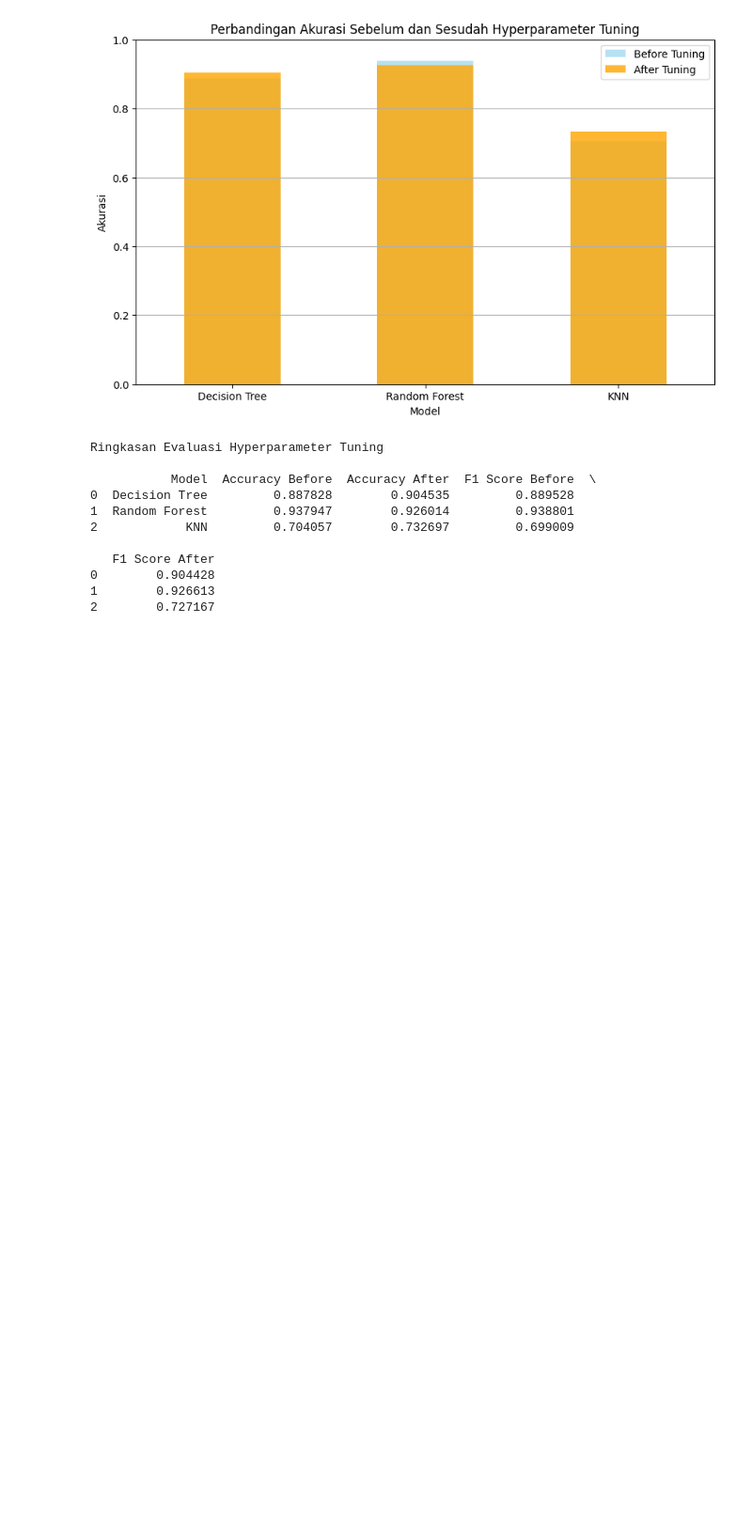
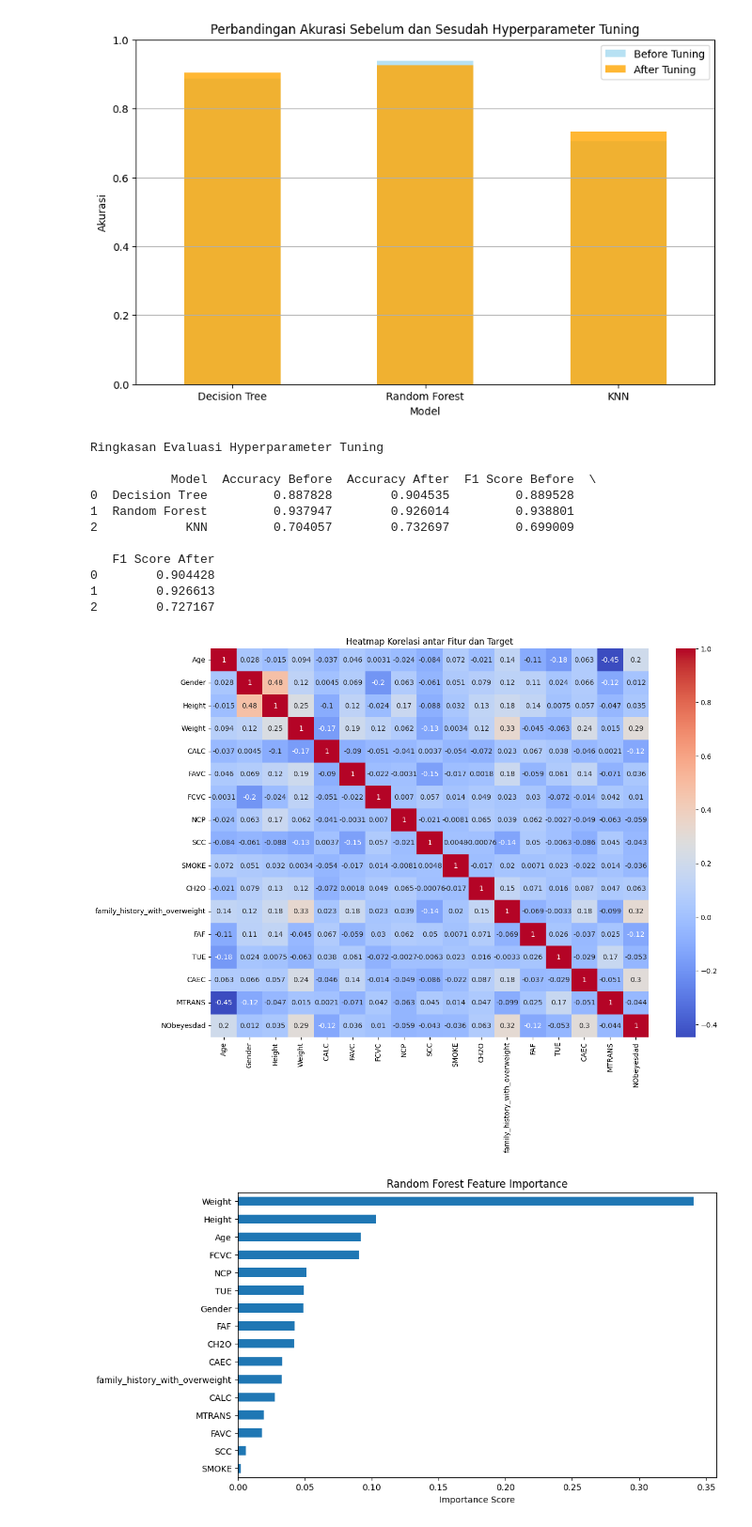
Before and after one commit to LEV9111/uasbengkod, a Jupyter notebook: UASbengkod.ipynb, the cells around one changed output. Shown at 94% size. Cells and saved outputs as stored; diff of their text form; code cells hidden in the pictures; blank space fills up the shorter version.

```diff
--- a/UASbengkod.ipynb
+++ b/UASbengkod.ipynb
@@ -654,3 +659,46 @@ Ringkasan Evaluasi Hyperparameter Tuning
 0        0.904428
 1        0.926613
 2        0.727167
+# %%
+import pandas as pd
+import numpy as np
+import seaborn as sns
+import matplotlib.pyplot as plt
+from sklearn.ensemble import RandomForestClassifier
+from sklearn.feature_selection import SelectKBest, f_classif
+from sklearn.preprocessing import LabelEncoder, StandardScaler
+
+# Salin dataframe agar tidak merusak yang asli
+df_corr = df.copy()
+
+# Encode kolom target menjadi angka
+df_corr['NObeyesdad'] = LabelEncoder().fit_transform(df_corr['NObeyesdad'])
+
+# Hitung korelasi dan tampilkan heatmap
+plt.figure(figsize=(14,10))
+corr = df_corr.corr()
+sns.heatmap(corr, annot=True, cmap='coolwarm')
+plt.title("Heatmap Korelasi antar Fitur dan Target")
+plt.show()
+
+# Pisahkan fitur dan target
+X = df.drop("NObeyesdad", axis=1)
+y = df["NObeyesdad"]
+
+# Hitung feature importance dengan Random Forest
+rf = RandomForestClassifier(random_state=42)
+rf.fit(X, y)
+
+importances = pd.Series(rf.feature_importances_, index=X.columns)
+importances = importances.sort_values(ascending=False)
+
+# Visualisasi feature importance
+plt.figure(figsize=(10,6))
+importances.plot(kind='barh')
+plt.title("Random Forest Feature Importance")
+plt.xlabel("Importance Score")
+plt.gca().invert_yaxis()
+plt.show()
+# %% [output]
+[figure, added]
+[figure, added]
```
Also changed, not shown: parts of 3 cells of this notebook.
